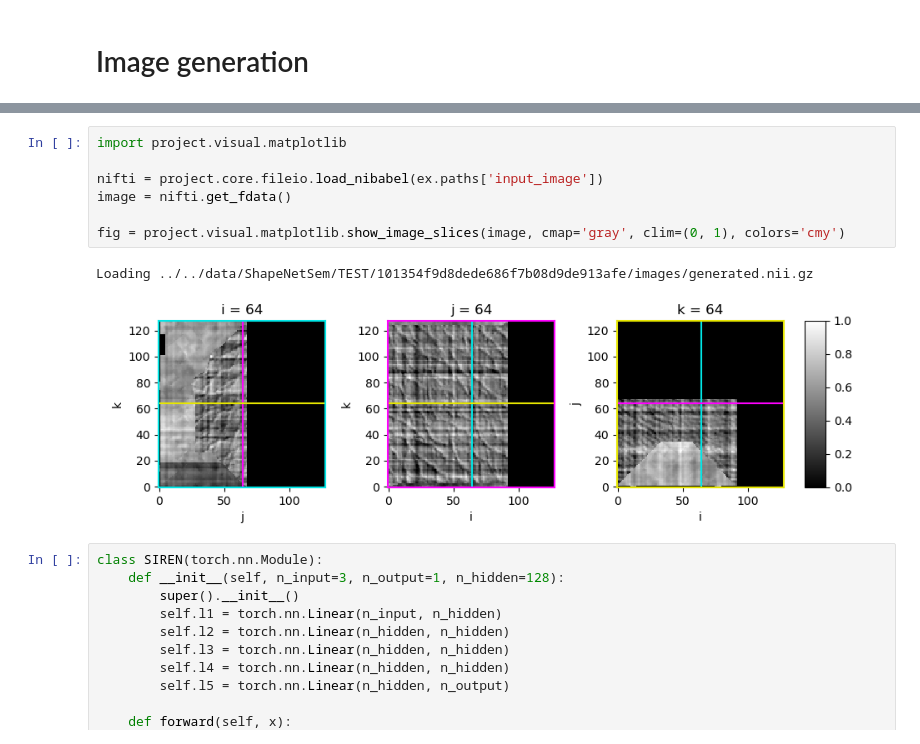
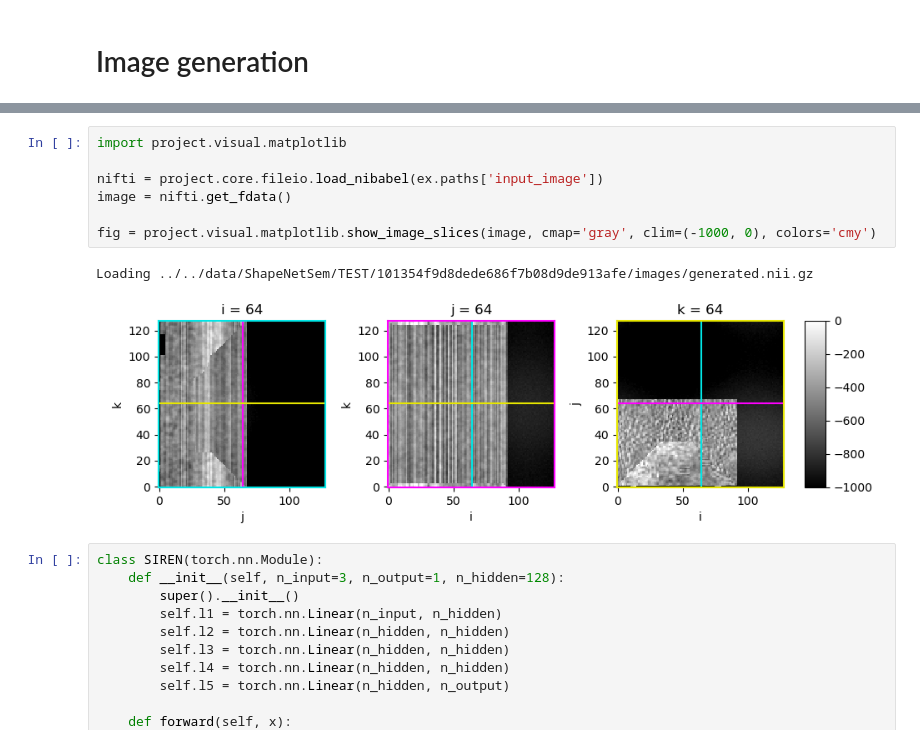
Before and after one commit to mattragoza/lung-project, a Jupyter notebook: notebooks/shapenet/01-preprocessing.ipynb, the cells around one changed output, grey strips where cells are left out. Cells and saved outputs as stored; diff of their text form.

Commit message:
image texturing

```diff
--- a/notebooks/shapenet/01-preprocessing.ipynb
+++ b/notebooks/shapenet/01-preprocessing.ipynb
@@ -438,13 +480,13 @@ Saving ../../data/ShapeNetSem/TEST/101354f9d8dede686f7b08d9de913afe/images/gener
 # %%
 import project.visual.matplotlib
 
 nifti = project.core.fileio.load_nibabel(ex.paths['input_image'])
 image = nifti.get_fdata()
 
-fig = project.visual.matplotlib.show_image_slices(image, cmap='gray', clim=(0, 1), colors='cmy')
+fig = project.visual.matplotlib.show_image_slices(image, cmap='gray', clim=(-1000, 0), colors='cmy')
 # %% [output]
 Loading ../../data/ShapeNetSem/TEST/101354f9d8dede686f7b08d9de913afe/images/generated.nii.gz
-[figure, old version]
+[figure, new version]
 # %%
 class SIREN(torch.nn.Module):
     def __init__(self, n_input=3, n_output=1, n_hidden=128):
```
Also changed, not shown: parts of 3 cells of this notebook, 5 other files.
